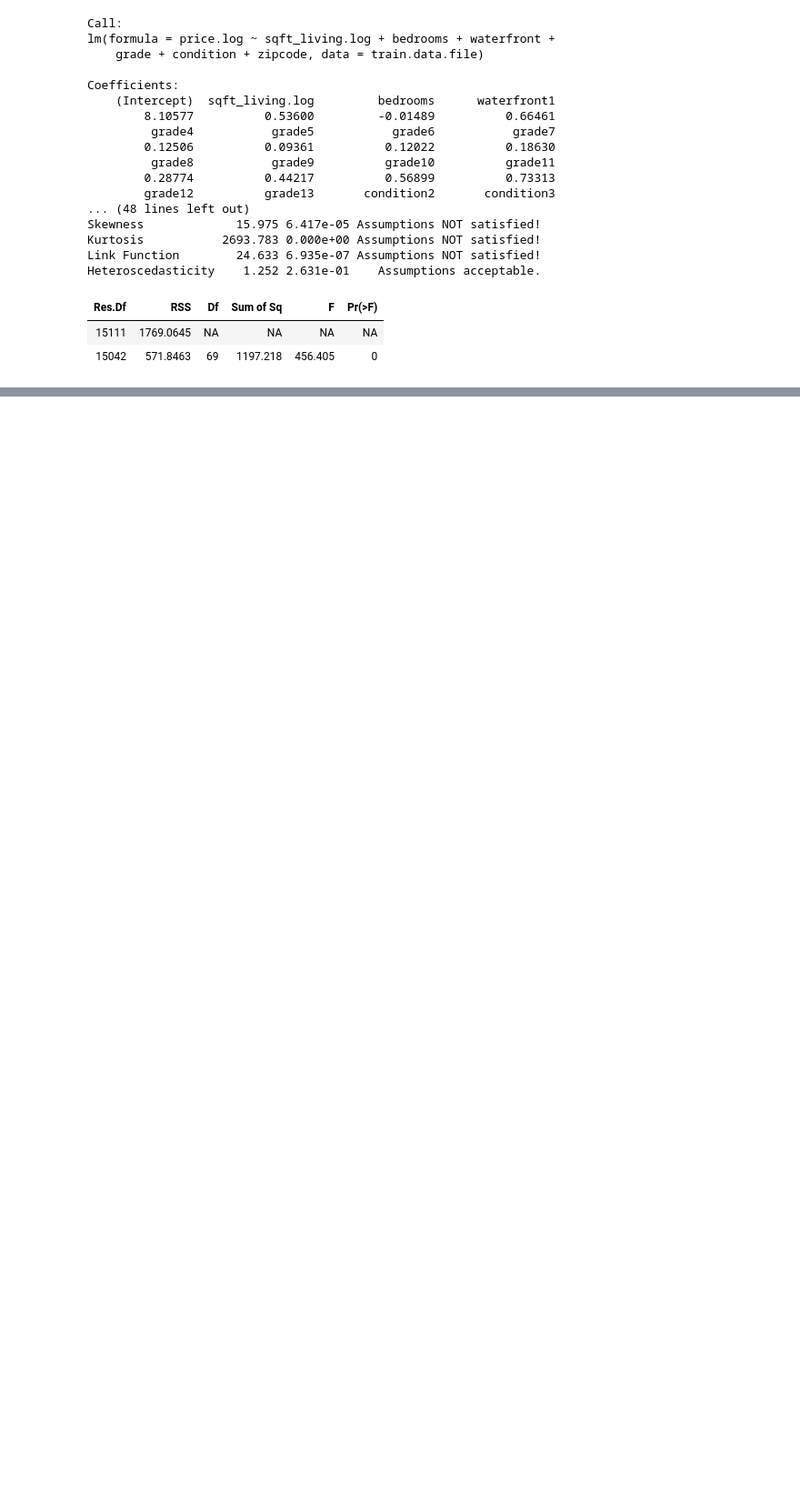
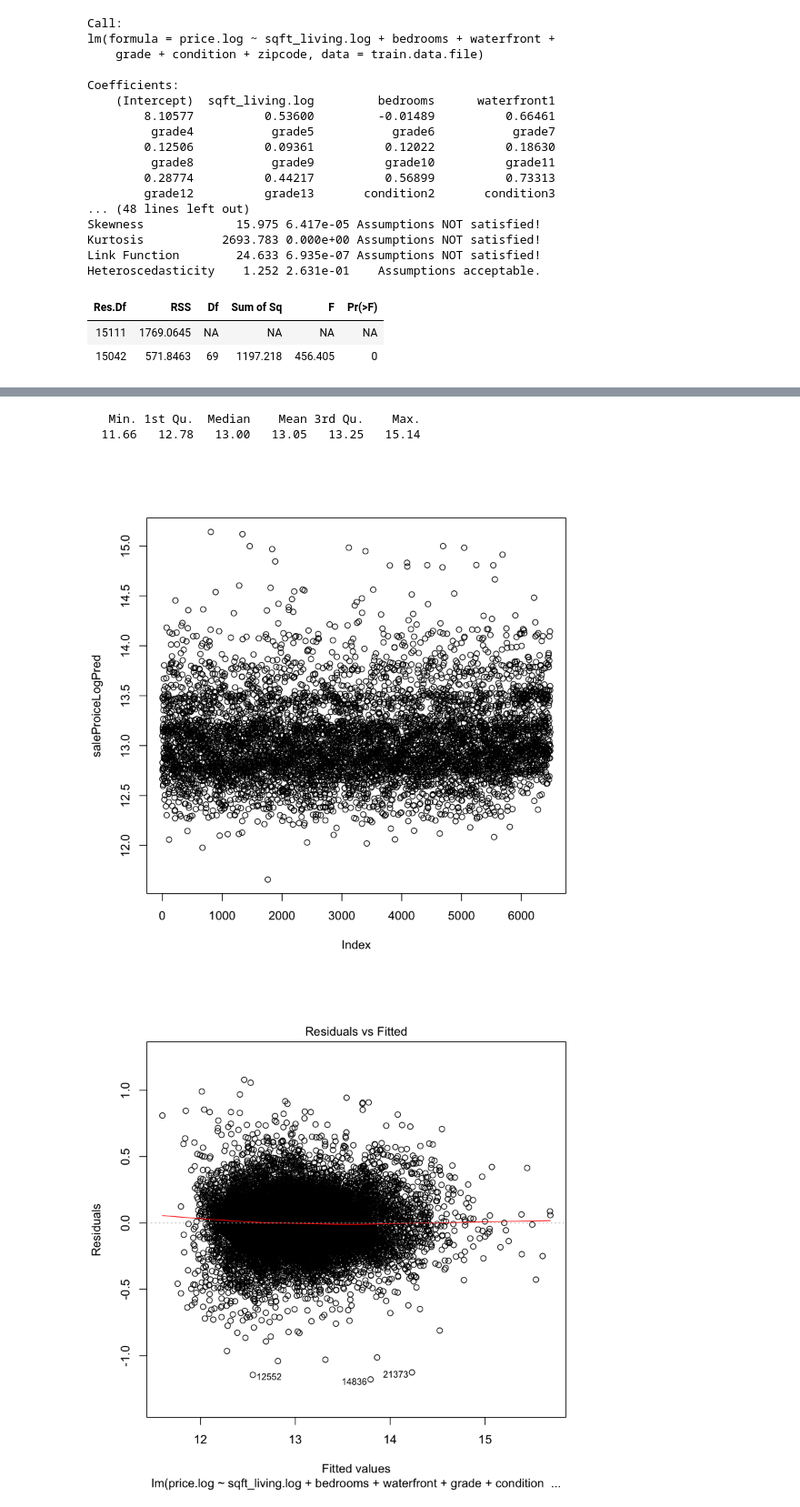
Before and after one commit to sravangereddy/DataScience_, a Jupyter notebook: House Sales in King County/HouseSalesKingCounty.ipynb, the cells around one changed output, grey strips where cells are left out. Shown at 91% size. Drawn from its saved outputs; the diff is of its cells as text; code cells hidden in the pictures; blank space fills up the shorter version.

```diff
--- a/House Sales in King County/HouseSalesKingCounty.ipynb
+++ b/House Sales in King County/HouseSalesKingCounty.ipynb
@@ -308,0 +344,38 @@ aov()
+# %%
+
+## Refining test file
+test.data.file$sqft_living.log = log(test.data.file$sqft_living)
+test.data.file$floors = as.factor(round(test.data.file$floors))
+test.data.file$waterfront = as.factor(test.data.file$waterfront)
+test.data.file$waterfront = as.factor(test.data.file$waterfront)
+test.data.file$view = as.factor(test.data.file$view)
+test.data.file$condition = as.factor(test.data.file$condition)
+test.data.file$grade = as.factor(test.data.file$grade)
+test.data.file$yr_built = as.factor(test.data.file$yr_built)
+test.data.file$yr_renovated = as.factor(test.data.file$yr_renovated)
+test.data.file$zipcode = as.factor(test.data.file$zipcode)
+# %%
+
+
+unique(test.data.file$grade)
+unique(train.data.file$grade)
+
+test.data.file_ = test.data.file[test.data.file$grade!= 1,]
+
+saleProiceLogPred <- predict(lm1, test.data.file_)
+summary(saleProiceLogPred)
+plot(saleProiceLogPred)
+
+# log10(10)
+
+actuals.preds <- as.data.frame(cbind(actuals.log=log(test.data.file_$price),
+                                     predict.log=saleProiceLogPred,
+                                     actuals=test.data.file_$price,
+                                     predict = 2.303*saleProiceLogPred ))
+
+actuals.preds <- as.data.frame(cbind(actuals.log=log10(test.data.file_$price),
+                                     predict.log=saleProiceLogPred,
+                                     actuals=test.data.file_$price,
+                                     predict = exp(saleProiceLogPred/log(exp(1),base=10) )  ))
+plot(lm3)
+# %% [output]
@@ -308,0 +386,4 @@ aov()
+   Min. 1st Qu.  Median    Mean 3rd Qu.    Max.
+  11.66   12.78   13.00   13.05   13.25   15.14
+[figure, added]
+[figure, added]
```
Also changed, not shown: parts of 9 cells of this notebook.
